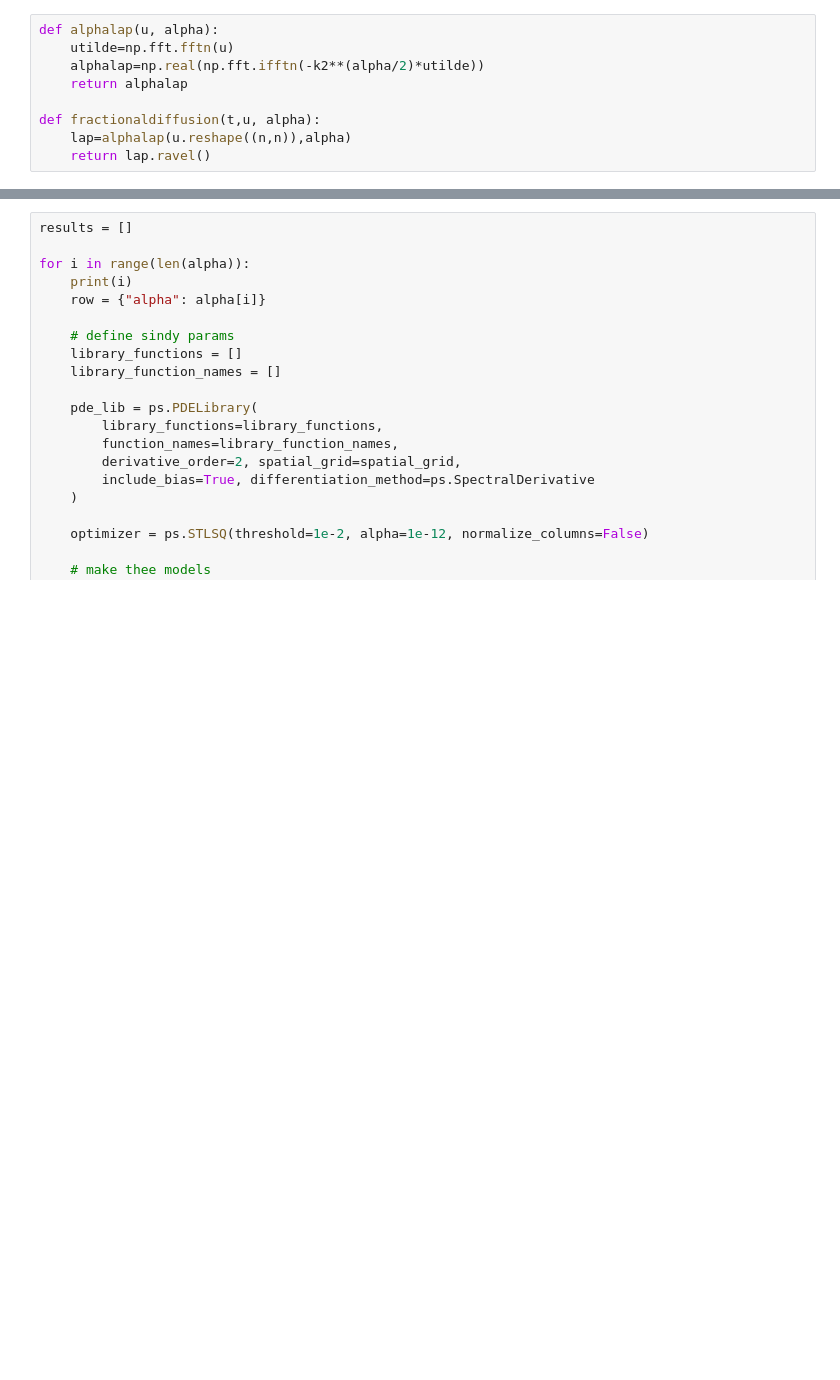
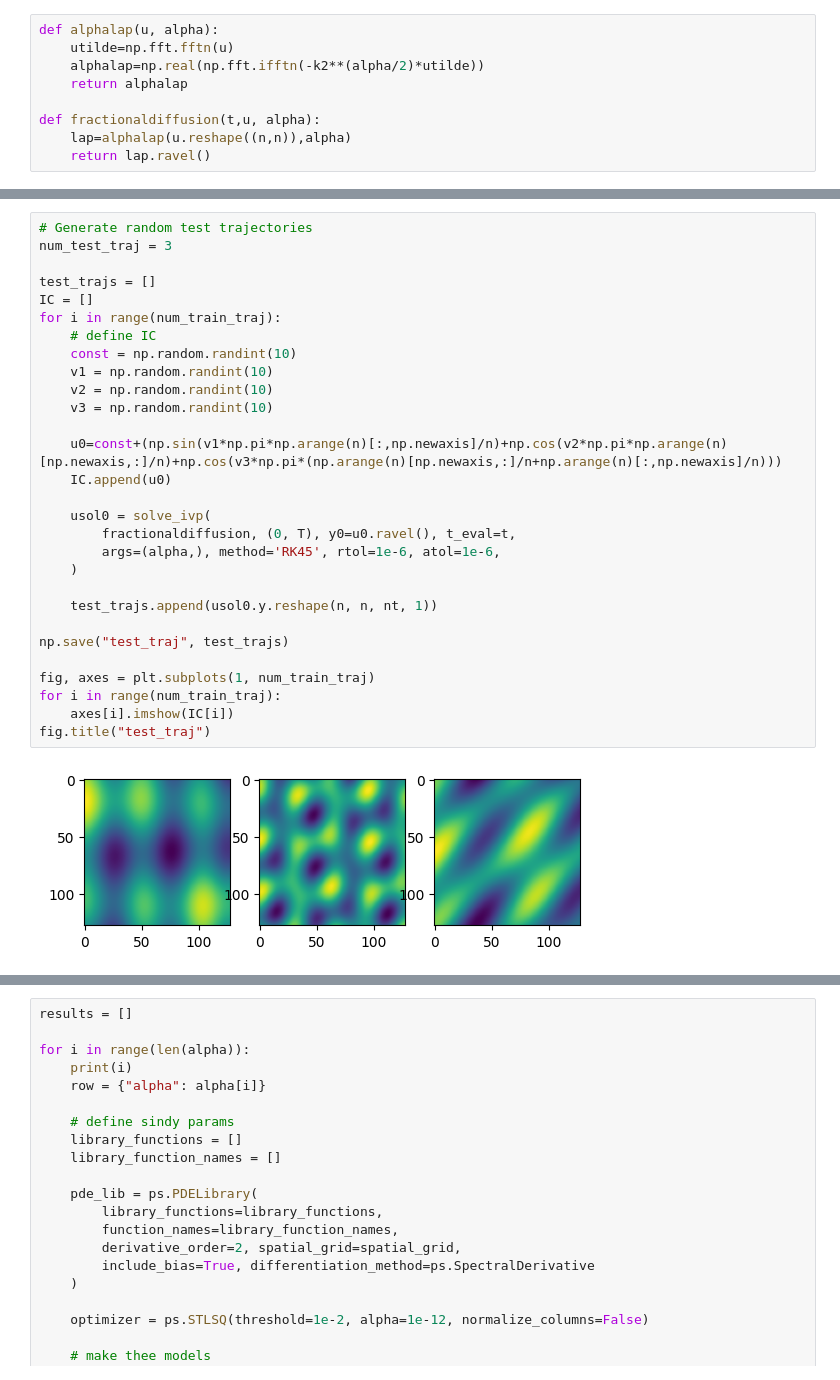
Before and after one commit to PeterXQC/pysindy-nonlocal_interaction, a Jupyter notebook: nonloc_lib_test.ipynb, the cells around one changed output, grey strips where cells are left out. Cells and saved outputs as stored; diff of their text form; blank space fills up the shorter version.

Commit message:
update tests

```diff
--- a/nonloc_lib_test.ipynb
+++ b/nonloc_lib_test.ipynb
@@ -93 +86,32 @@ ST shape: (128, 128, 301, 3)
+# %%
+# Generate random test trajectories
+num_test_traj = 3
+
+test_trajs = []
+IC = []
+for i in range(num_train_traj):
+    # define IC
+    const = np.random.randint(10)
+    v1 = np.random.randint(10)
+    v2 = np.random.randint(10)
+    v3 = np.random.randint(10)
+
+    u0=const+(np.sin(v1*np.pi*np.arange(n)[:,np.newaxis]/n)+np.cos(v2*np.pi*np.arange(n)[np.newaxis,:]/n)+np.cos(v3*np.pi*(np.arange(n)[np.newaxis,:]/n+np.arange(n)[:,np.newaxis]/n)))
+    IC.append(u0)
+
+    usol0 = solve_ivp(
+        fractionaldiffusion, (0, T), y0=u0.ravel(), t_eval=t,
+        args=(alpha,), method='RK45', rtol=1e-6, atol=1e-6,
+    )
+
+    test_trajs.append(usol0.y.reshape(n, n, nt, 1))
+
+np.save("test_traj", test_trajs)
+
+fig, axes = plt.subplots(1, num_train_traj)
+for i in range(num_train_traj):
+    axes[i].imshow(IC[i])
+fig.title("test_traj")
+# %% [output]
+[figure, added]
 # %%
```
Also changed, not shown: parts of 3 cells of this notebook, 2 other files.
